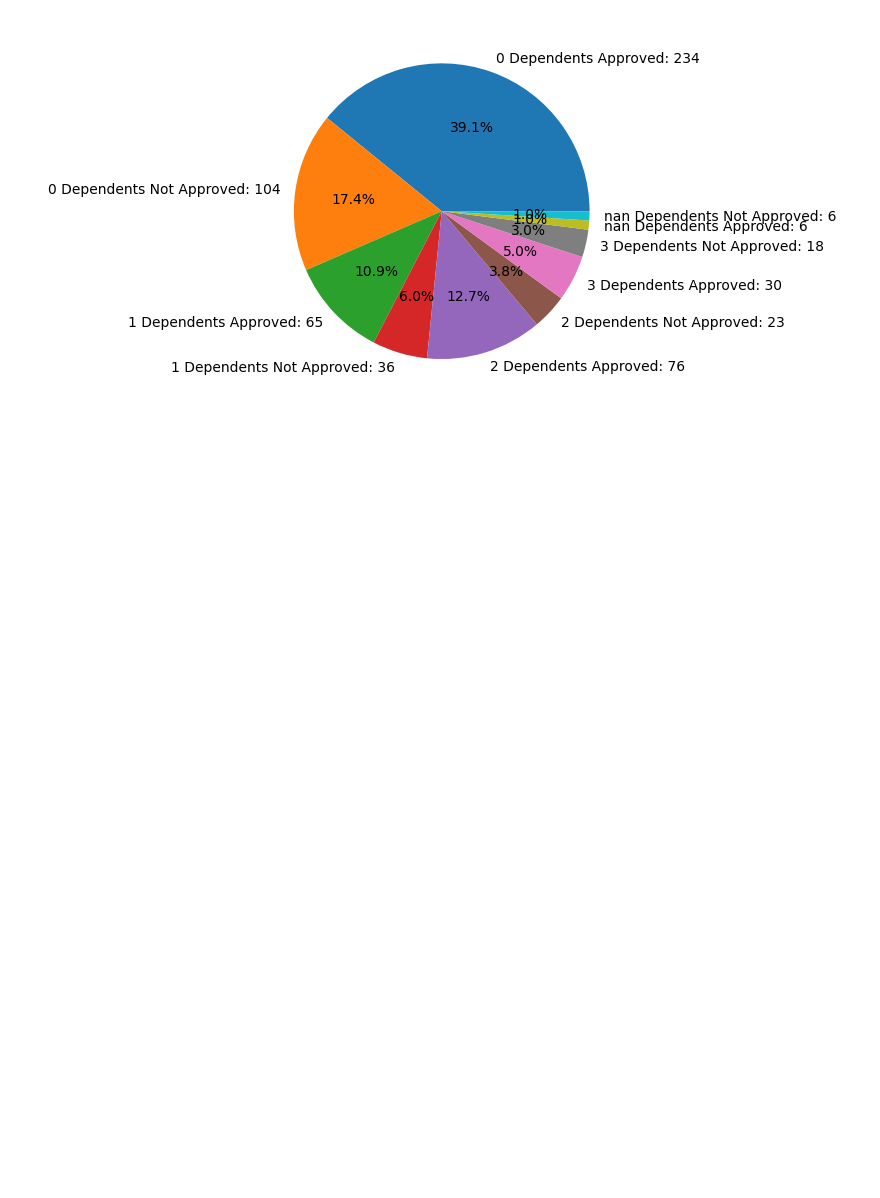
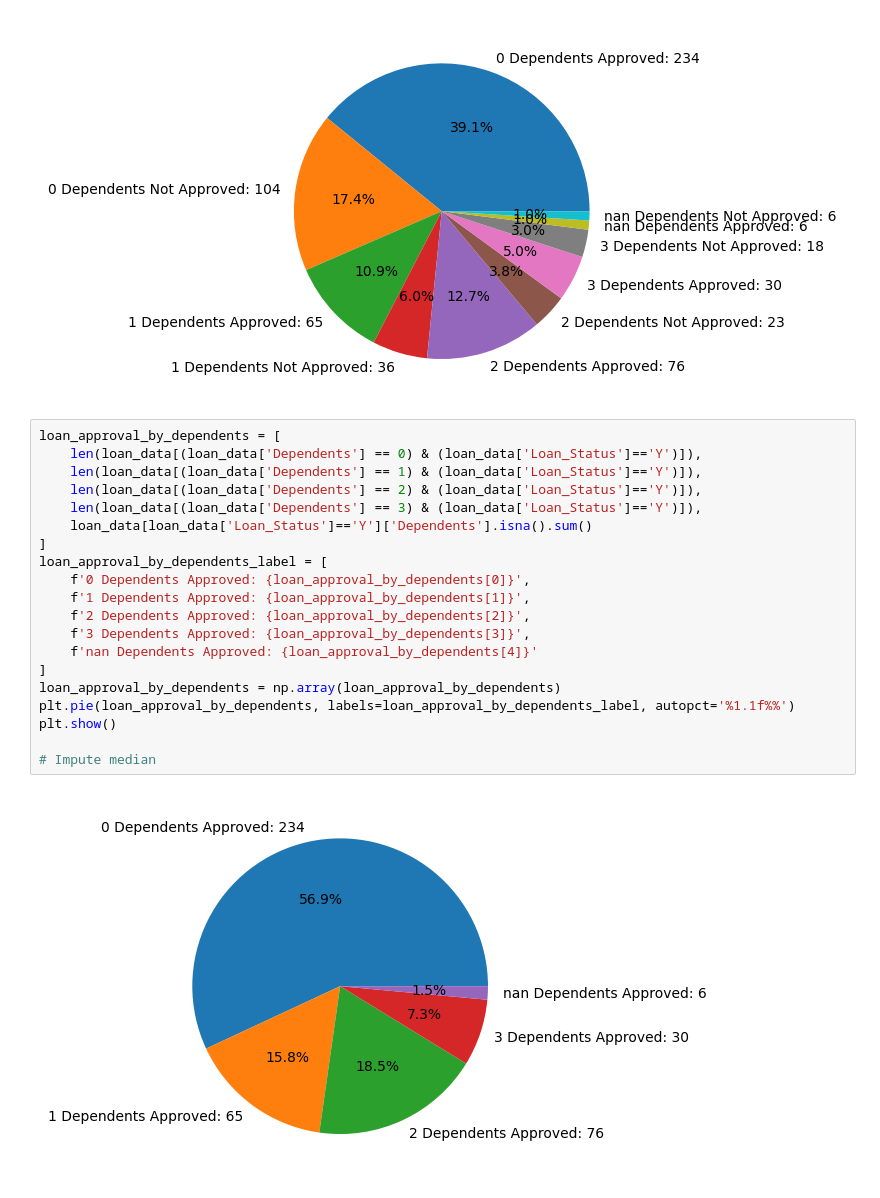
Before and after one commit to Lin-Ian/loan-approval-prediction, a Jupyter notebook: visualize_data.ipynb, the cells around one changed output. Drawn from its saved outputs; the diff is of its cells as text; blank space fills up the shorter version.

```diff
--- a/visualize_data.ipynb
+++ b/visualize_data.ipynb
@@ -84,3 +88,25 @@ plt.pie(loan_approval_by_dependents, labels=loan_approval_by_dependents_label, a
 plt.show()
 # %% [output]
 [figure]
+# %%
+loan_approval_by_dependents = [
+    len(loan_data[(loan_data['Dependents'] == 0) & (loan_data['Loan_Status']=='Y')]),
+    len(loan_data[(loan_data['Dependents'] == 1) & (loan_data['Loan_Status']=='Y')]),
+    len(loan_data[(loan_data['Dependents'] == 2) & (loan_data['Loan_Status']=='Y')]),
+    len(loan_data[(loan_data['Dependents'] == 3) & (loan_data['Loan_Status']=='Y')]),
+    loan_data[loan_data['Loan_Status']=='Y']['Dependents'].isna().sum()
+]
+loan_approval_by_dependents_label = [
+    f'0 Dependents Approved: {loan_approval_by_dependents[0]}',
+    f'1 Dependents Approved: {loan_approval_by_dependents[1]}',
+    f'2 Dependents Approved: {loan_approval_by_dependents[2]}',
+    f'3 Dependents Approved: {loan_approval_by_dependents[3]}',
+    f'nan Dependents Approved: {loan_approval_by_dependents[4]}'
+]
+loan_approval_by_dependents = np.array(loan_approval_by_dependents)
+plt.pie(loan_approval_by_dependents, labels=loan_approval_by_dependents_label, autopct='%1.1f%%')
+plt.show()
+
+# Impute median
+# %% [output]
+[figure, added]
```
Also changed, not shown: parts of 19 cells of this notebook.
